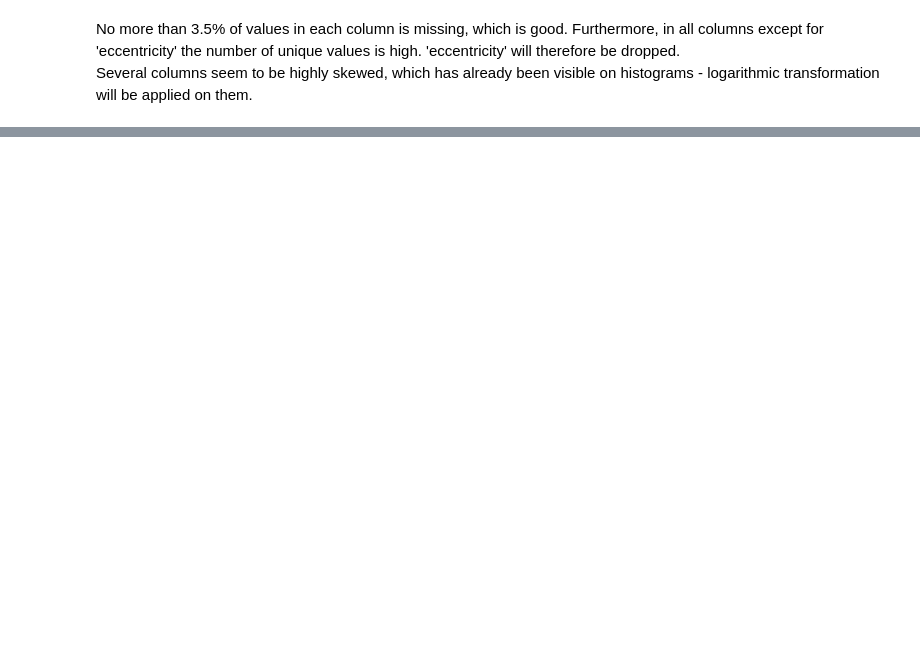
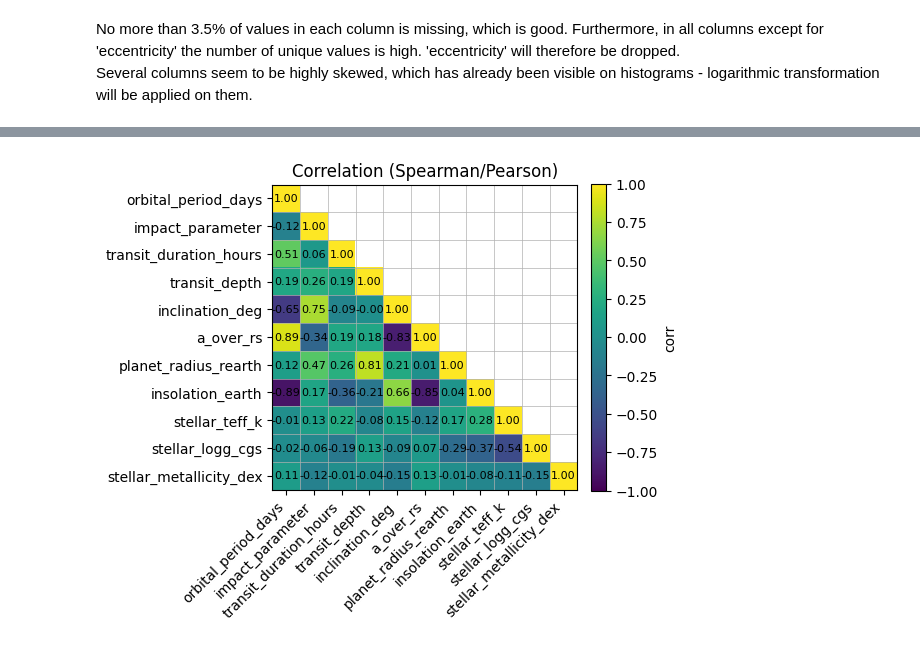
Before and after one commit to JanMatusiak/exoplanet-detection, a Jupyter notebook: data_visualization.ipynb, the cells around one changed output, grey strips where cells are left out. Drawn from its saved outputs; the diff is of its cells as text; code cells hidden in the pictures; blank space fills up the shorter version.

```diff
--- a/data_visualization.ipynb
+++ b/data_visualization.ipynb
@@ -162,0 +172,13 @@ plot_corr_heatmap(corr2, annotate=True)
+# %%
+koi_test.drop(drop, axis=1, inplace=True)
+k2p.drop(drop, axis=1, inplace=True)
+koi_test[right_skewed] = koi_test[right_skewed].apply(lambda s: np.log1p(s.clip(lower=0)))
+k2p[right_skewed] = k2p[right_skewed].apply(lambda s: np.log1p(s.clip(lower=0)))
+
+for col in left_skewed:
+    c_koi = koi_test[col].max(skipna=True) + eps
+    c_k2p = k2p[col].max(skipna=True) + eps
+    reflected_koi = (c_koi - koi_test[col])
+    reflected_k2p = (c_k2p - k2p[col])
+    koi_test[col] = np.log1p(reflected_koi.clip(lower=0))
+    k2p[col] = np.log1p(reflected_k2p.clip(lower=0))
@@ -162,0 +218,5 @@ plot_corr_heatmap(corr2, annotate=True)
+# %%
+corr_koi = koi_test.corr(method="spearman")
+plot_corr_heatmap(corr_koi, annotate=True)
+# %% [output]
+[figure, added]
```
Also changed, not shown: parts of 15 cells of this notebook, 4 other files.
